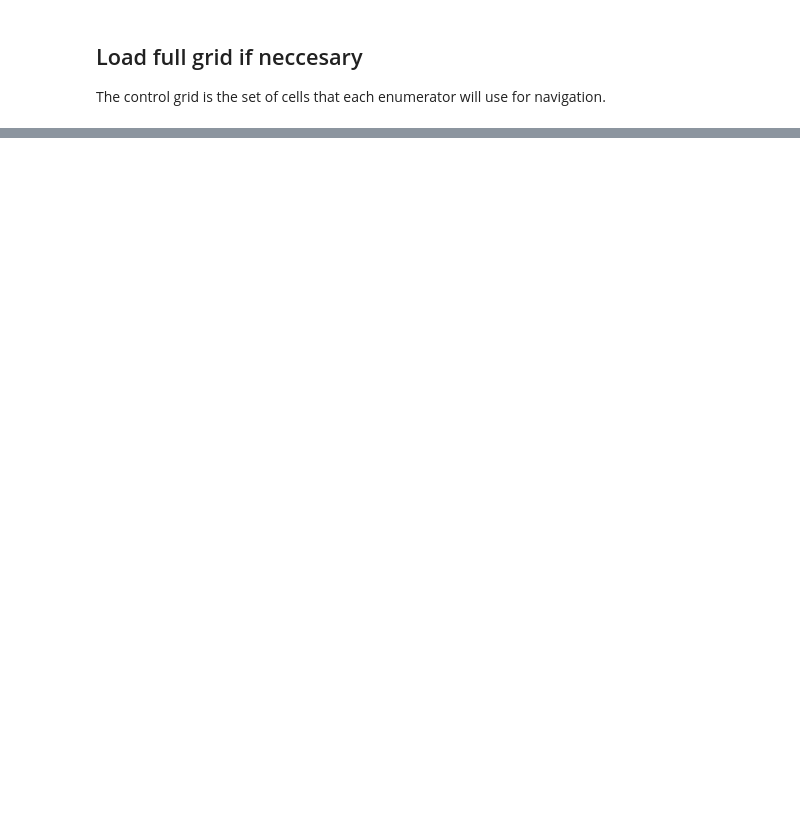
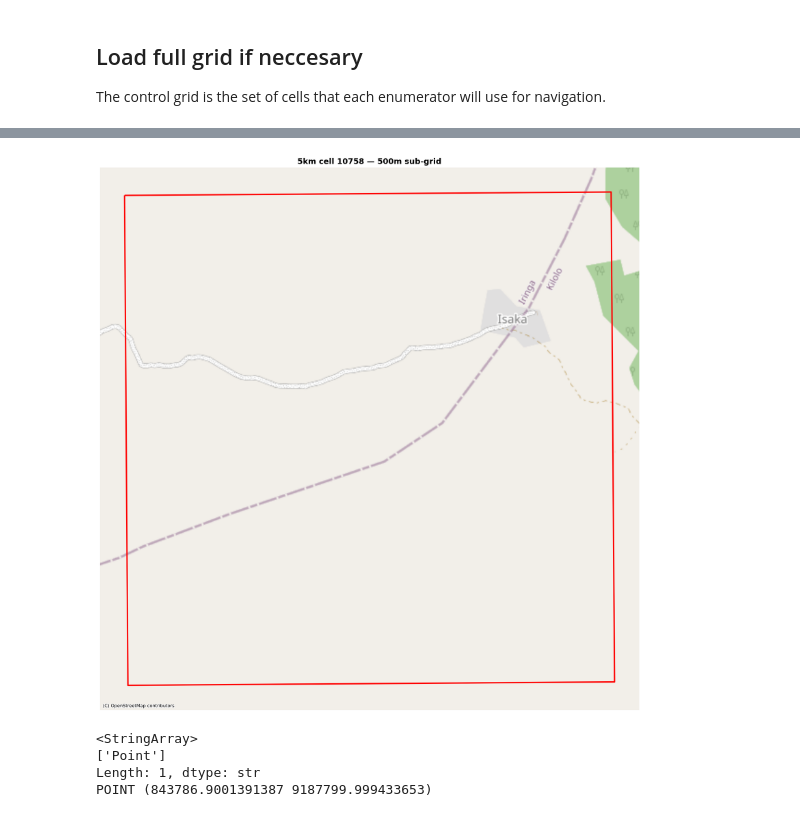
Before and after one commit to riklinssen/listing_geospatial_cct, a Jupyter notebook: notebooks/01_explore_data.ipynb, the cells around one changed output, grey strips where cells are left out. Drawn from its saved outputs; the diff is of its cells as text; code cells hidden in the pictures; blank space fills up the shorter version.

```diff
--- a/notebooks/01_explore_data.ipynb
+++ b/notebooks/01_explore_data.ipynb
@@ -255,0 +335,26 @@ Plot enumeration areas and control grid cells together to verify the data looks
+# %%
+fig, ax = plt.subplots(figsize=(14, 14), dpi=150)
+
+cells_500m_merc = cells_500m.to_crs(epsg=3857)
+cell_5km_merc = cell_5km.to_crs(epsg=3857)
+
+# Plot boundary explicitly
+cells_500m_merc.boundary.plot(ax=ax, color="blue", linewidth=0.8)
+cell_5km_merc.boundary.plot(ax=ax, color="red", linewidth=2.5)
+
+cx.add_basemap(ax, source=cx.providers.OpenStreetMap.Mapnik, zoom=14)
+
+ax.set_axis_off()
+ax.set_title(f"5km cell {test_5km_id} — 500m sub-grid", fontsize=14, fontweight="bold")
+plt.tight_layout()
+plt.show()
+# %% [output]
+[figure, added]
+# %%
+print(cells_500m.geom_type.unique())
+print(cells_500m.geometry.iloc[0])
+# %% [output]
+<StringArray>
+['Point']
+Length: 1, dtype: str
+POINT (843786.9001391387 9187799.999433653)
```
Also changed, not shown: parts of 15 cells of this notebook, 1 other file.
